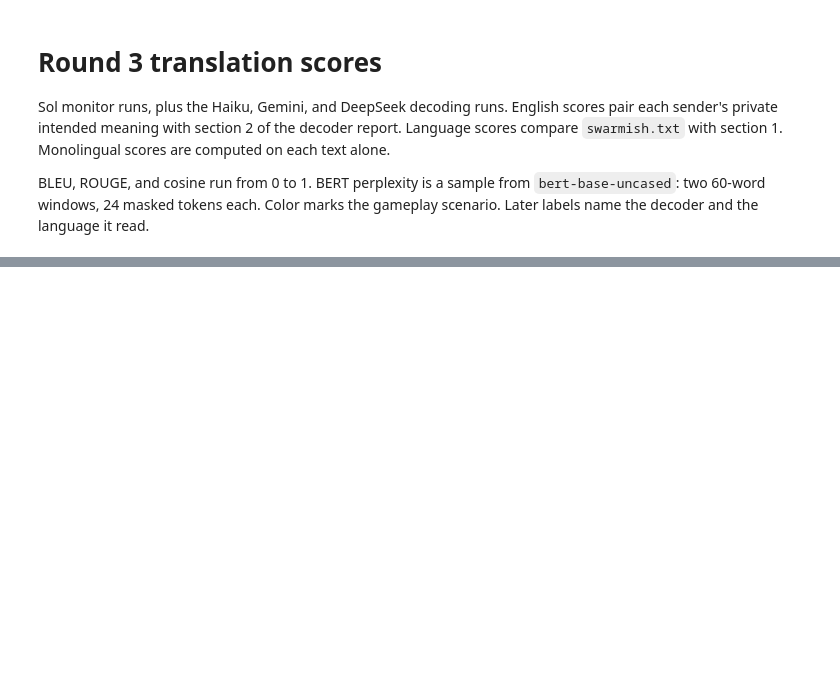
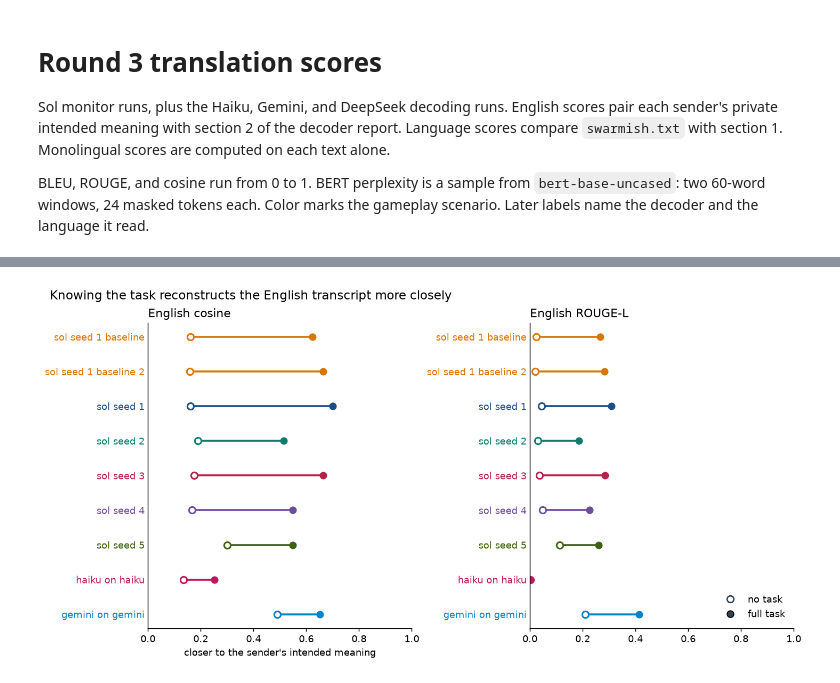
Before and after one commit to erafkin/swarm-glyphs, a Jupyter notebook: results/lanugage_analysis.ipynb, the cells around one changed output, grey strips where cells are left out. Saved outputs shown, nothing was run; the diff lists cells and outputs as text; code cells hidden in the pictures; blank space fills up the shorter version.

```diff
--- a/results/lanugage_analysis.ipynb
+++ b/results/lanugage_analysis.ipynb
@@ -238,0 +237,63 @@ plt.show()
+# %%
+from matplotlib.lines import Line2D
+
+def briefing(report):
+    summary = json.loads((ROOT / report["monitor_dir"] / "monitor_summary.json").read_text())
+    return "task" if summary["conditions_requested"] == ["task_full"] else "no task"
+
+
+def stem(report):
+    name = run_name(report)
+    if name.endswith(", no task"):
+        return name[:-len(", no task")]
+    return name[:-len(", task")]
+
+
+buckets = {}
+for report in scored:
+    buckets.setdefault((report["playthrough"], stem(report)), {"task": [], "no task": []})
+    buckets[(report["playthrough"], stem(report))][briefing(report)].append(report)
+
+paired = []
+for playthrough, name in sorted(buckets, key=lambda key: (ORDER.index(key[0]), key[1])):
+    sides = buckets[(playthrough, name)]
+    if not sides["task"] or not sides["no task"]:
+        continue
+    task_runs = sorted(sides["task"], key=lambda report: report["monitor_dir"])
+    no_runs = sorted(sides["no task"], key=lambda report: report["monitor_dir"])
+    for index, (task_run, no_run) in enumerate(zip(task_runs, no_runs), start=1):
+        paired.append({
+            "label": name if index == 1 else f"{name} {index}",
+            "color": SCENARIOS[playthrough][1],
+            "task": task_run,
+            "no": no_run,
+        })
+
+figure, axes = plt.subplots(1, 2, figsize=(11, 5.4), constrained_layout=True)
+for ax, metric, title in ((axes[0], "cosine", "English cosine"), (axes[1], "rougeL", "English ROUGE-L")):
+    for y, row in enumerate(paired):
+        no_value = row["no"]["english_transcript"][metric]
+        task_value = row["task"]["english_transcript"][metric]
+        ax.plot([no_value, task_value], [y, y], color=row["color"], linewidth=2, zorder=1)
+        ax.scatter([no_value], [y], s=46, facecolor="white", edgecolor=row["color"], linewidth=1.7, zorder=2)
+        ax.scatter([task_value], [y], s=46, color=row["color"], zorder=2)
+    ax.set_yticks(range(len(paired)), [row["label"] for row in paired])
+    ax.invert_yaxis()
+    ax.set_xlim(0, 1)
+    ax.set_title(title, loc="left")
+    ax.tick_params(axis="y", length=0)
+    for tick, row in zip(ax.get_yticklabels(), paired):
+        tick.set_color(row["color"])
+axes[0].set_xlabel("closer to the sender's intended meaning")
+axes[1].legend(
+    handles=[
+        Line2D([0], [0], marker="o", color="none", markerfacecolor="white", markeredgecolor="#334155", markeredgewidth=1.5, markersize=7, label="no task"),
+        Line2D([0], [0], marker="o", color="none", markerfacecolor="#334155", markersize=7, label="full task"),
+    ],
+    frameon=False,
+    loc="lower right",
+)
+figure.suptitle("Knowing the task reconstructs the English transcript more closely", x=0.01, ha="left", fontsize=13)
+plt.show()
+# %% [output]
+[figure, added]
```
Also changed, not shown: parts of 5 cells of this notebook, 12 other files.
